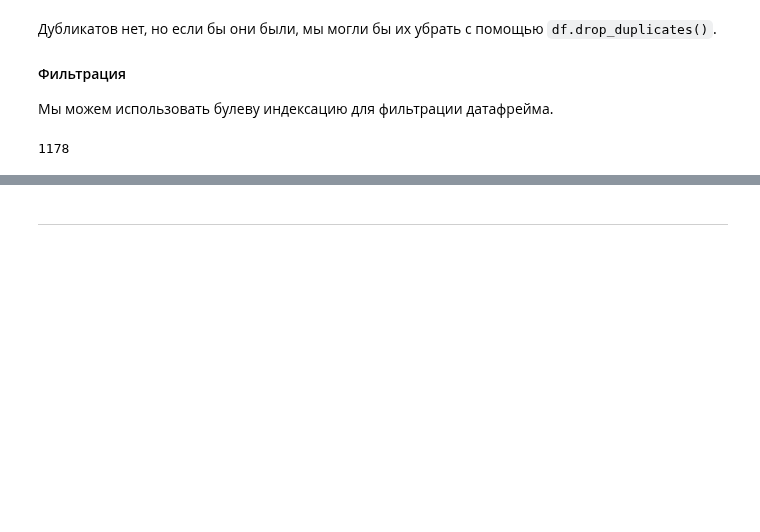
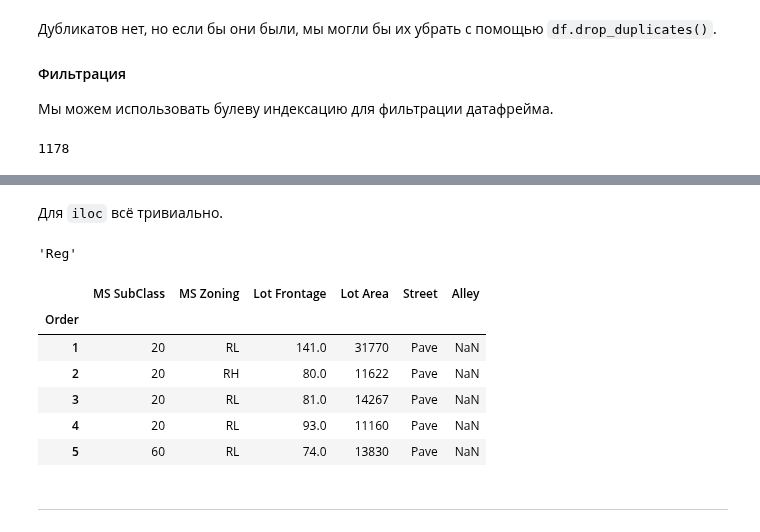
Before and after one commit to dragondangun/em_ml, a Jupyter notebook: 3. Pandas/Pandas.ipynb, the cells around one changed output, grey strips where cells are left out. Cells and saved outputs as stored; diff of their text form; code cells hidden in the pictures; blank space fills up the shorter version.

Commit message:
loc/iloc

```diff
--- a/3. Pandas/Pandas.ipynb
+++ b/3. Pandas/Pandas.ipynb
@@ -387,3 +451,19 @@ len(df_filtred)
+# %% [markdown]
+Для `iloc` всё тривиально.
+# %%
+df.iloc[9, 6]
+# %% [output]
+'Reg'
+# %%
+df.iloc[:5, :6]
+# %% [output]
+|  | MS SubClass | MS Zoning | Lot Frontage | Lot Area | Street | Alley |
+| Order |  |  |  |  |  |  |
+| 1 | 20 | RL | 141.0 | 31770 | Pave | NaN |
+| 2 | 20 | RH | 80.0 | 11622 | Pave | NaN |
+| 3 | 20 | RL | 81.0 | 14267 | Pave | NaN |
+| 4 | 20 | RL | 93.0 | 11160 | Pave | NaN |
+| 5 | 60 | RL | 74.0 | 13830 | Pave | NaN |
 # %% [markdown]
 ***
 # %% [markdown]
```
Also changed, not shown: parts of 13 cells of this notebook.
